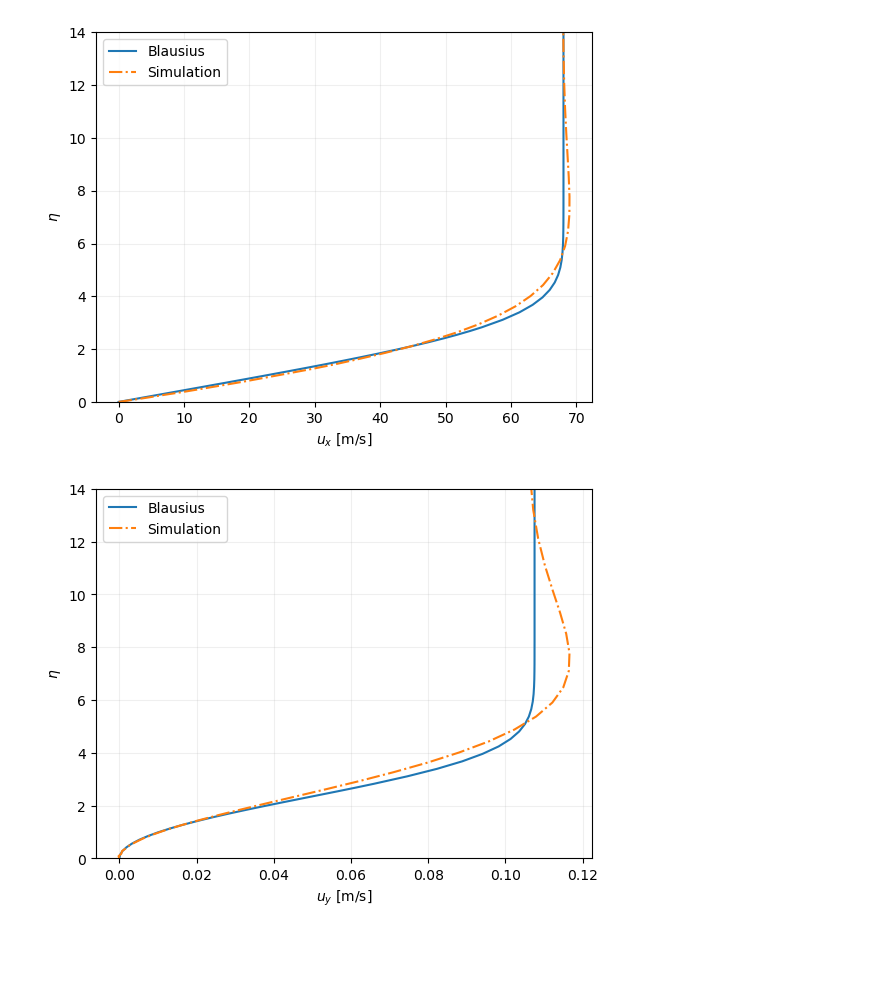
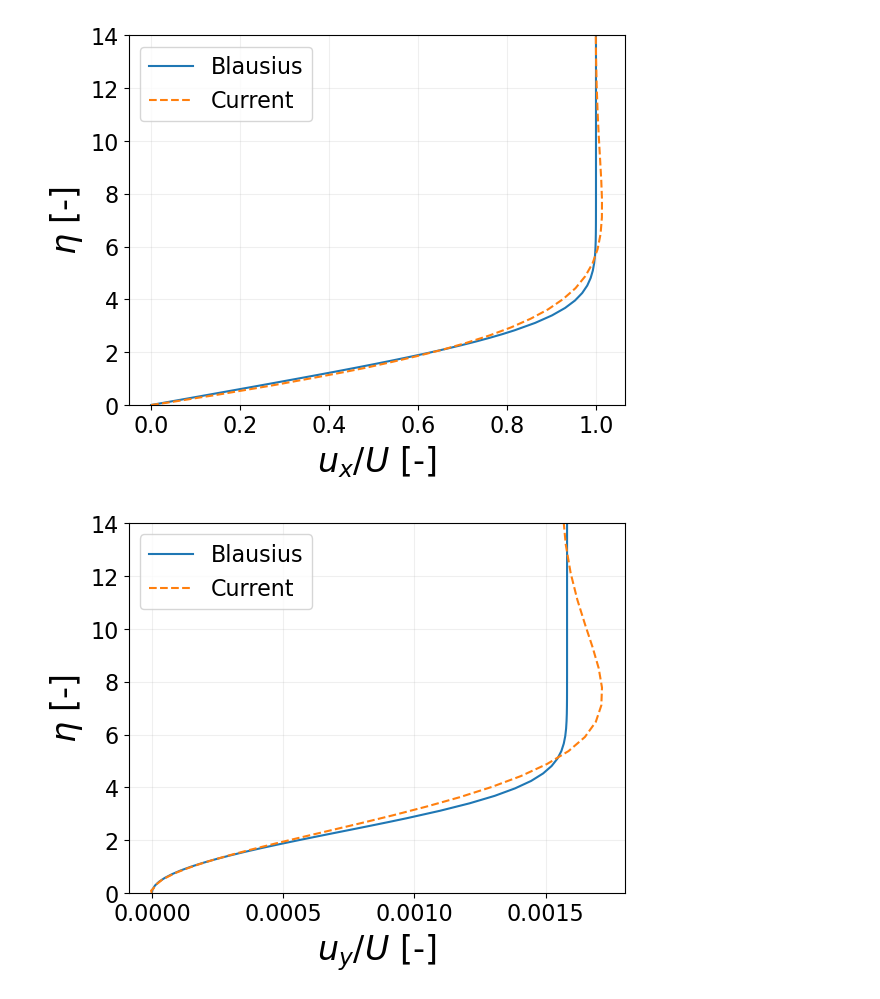
Before and after one commit to fneri13/CTurboBFM, a Jupyter notebook: run/viscousFlatPlate/plot_results.ipynb, the cells around one changed output. Drawn from its saved outputs; the diff is of its cells as text; code cells hidden in the pictures; blank space fills up the shorter version.

```diff
--- a/run/viscousFlatPlate/plot_results.ipynb
+++ b/run/viscousFlatPlate/plot_results.ipynb
@@ -32,0 +22,15 @@ vblausius = 0.5 * (U * nu / x[0]) ** 0.5 * eta_dfdeta_minusf
+# %%
+#plot the grid
+L = data['x'][-1, 0, 0]
+iChecks  = [50]
+
+for i in range(0, ni, 1):
+    plt.plot(data['x'][i, :, 0]/L, data['y'][i, :, 0]/L, '-', color='k', lw=0.2)
+for j in range(0, nj, 1):
+    plt.plot(data['x'][:, j, 0]/L, data['y'][:, j, 0]/L, '-', color='k', lw = 0.2)
+for iCheck in iChecks:
+    plt.plot(data['x'][iCheck, :, 0]/L, data['y'][iCheck, :, 0]/L, '-', color='r', lw=0.8)
+# plt.gca().set_aspect('equal', adjustable='box')
+plt.xlabel(r'$x/L$ [-]')
+plt.ylabel(r'$y/L$ [-]')
+plt.savefig('Pictures/flatplate_grid.pdf', bbox_inches='tight')
@@ -33,32 +39,45 @@ vblausius = 0.5 * (U * nu / x[0]) ** 0.5 * eta_dfdeta_minusf
 # %%
+U = data['Velocity X'][iCheck, -1, 0]
+y = data['y'][iCheck, :, 0]
+x = data['x'][iCheck, :, 0]
+nu = 1.48E-5
+
+etaFlow = y / (nu * x / U)**0.5
+
+ublausius = U * dfdeta
+vblausius = 0.5 * (U * nu / x[0]) ** 0.5 * eta_dfdeta_minusf
+
 plt.figure()
-plt.plot(ublausius, eta, label='Blausius')
-plt.plot(data['Velocity X'][iCheck, :, 0], etaFlow, '-.',label='Simulation')
+plt.plot(ublausius/U, eta, label='Blausius')
+plt.plot(data['Velocity X'][iCheck, :, 0]/U, etaFlow, '--',label='Current')
 plt.ylim(0, eta.max())
 plt.legend()
-plt.ylabel(r'$\eta$')
-plt.xlabel(r'$u_x$ [m/s]')
+plt.ylabel(r'$\eta$ [-]')
+plt.xlabel(r'$u_x/U$ [-]')
 plt.grid(alpha=0.2)
+plt.savefig('Pictures/flatplate_ux.pdf', bbox_inches='tight')
 
 plt.figure()
-plt.plot(vblausius, eta, label='Blausius')
-plt.plot(data['Velocity Y'][iCheck, :, 0], etaFlow, '-.',label='Simulation')
+plt.plot(vblausius/U, eta, label='Blausius')
+plt.plot(data['Velocity Y'][iCheck, :, 0]/U, etaFlow, '--',label='Current')
 plt.ylim(0, eta.max())
 plt.legend()
-plt.ylabel(r'$\eta$')
-plt.xlabel(r'$u_y$ [m/s]')
+plt.ylabel(r'$\eta$ [-]')
+plt.xlabel(r'$u_y/U$ [-]')
 plt.grid(alpha=0.2)
+plt.savefig('Pictures/flatplate_uy.pdf', bbox_inches='tight')
 
 
 theta = (data['Temperature'][iCheck, :, 0] - data['Temperature'][iCheck, -1, 0]) / (data['Temperature'][iCheck, 0, 0] - data['Temperature'][iCheck, -1, 0])
 plt.figure()
 # plt.plot(vblausius, eta, label='Blausius')
-plt.plot(theta, etaFlow, '-.',label='Simulation')
+plt.plot(theta, etaFlow, '--',label='Current')
 plt.ylim(0, eta.max())
 plt.legend()
-plt.ylabel(r'$\eta$')
+plt.ylabel(r'$\eta$ [-]')
 plt.xlabel(r'$\Theta$ [-]')
 plt.grid(alpha=0.2)
+plt.savefig('Pictures/flatplate_theta.pdf', bbox_inches='tight')
 # %% [output]
-[figure, old version]
+[figure, new version]
-[figure, old version]
+[figure, new version]
```
Also changed, not shown: parts of 4 cells of this notebook, 31 other files.
